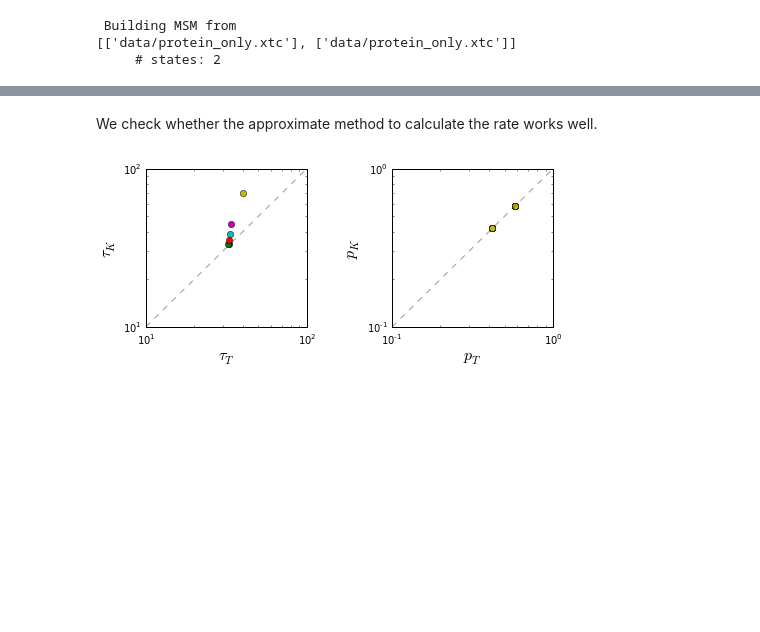
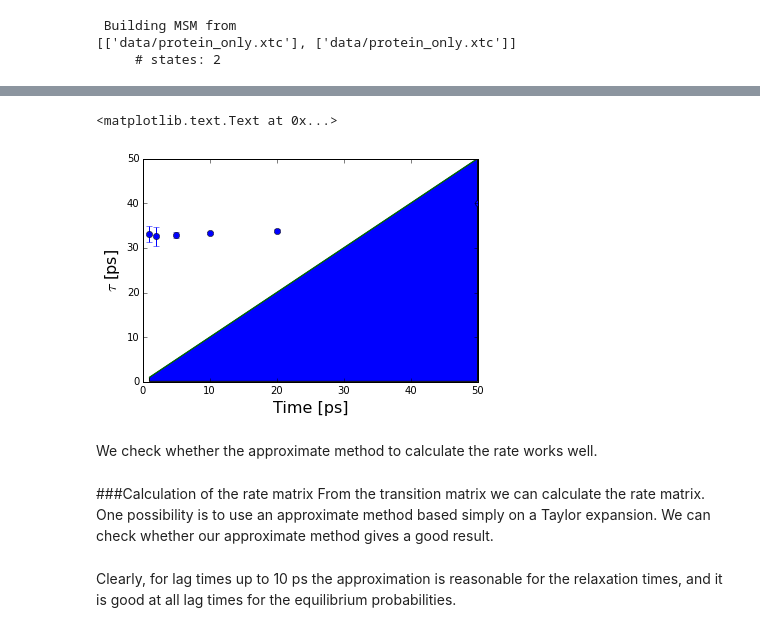
Before and after one commit to BioKT/MasterMSM, a Jupyter notebook: examples/alanine_dipeptide/ala_dipeptide.ipynb, the cells around one changed output, grey strips where cells are left out. Cells and saved outputs as stored; diff of their text form; code cells hidden in the pictures; blank space fills up the shorter version.

Commit message:
now with bootstrap and rates

```diff
--- a/examples/alanine_dipeptide/ala_dipeptide.ipynb
+++ b/examples/alanine_dipeptide/ala_dipeptide.ipynb
@@ -102,16 +118,37 @@ for i in [1, 2, 5, 10, 20, 50]:
+# %%
+tau_vs_lagt = np.array([[x,msm_alaTB.msms[x].tauT[0],msm_alaTB.msms[x].tau_std[0]] \
+               for x in sorted(msm_alaTB.msms.keys())])
+fig, ax = plt.subplots()
+ax.errorbar(tau_vs_lagt[:,0],tau_vs_lagt[:,1],fmt='o', yerr=tau_vs_lagt[:,2])
+ax.plot(tau_vs_lagt[:,0],tau_vs_lagt[:,0])
+ax.fill_between(tau_vs_lagt[:,0], 1e-1, tau_vs_lagt[:,0],face)
+
+ax.set_xlabel(r'Time [ps]', fontsize=16)
+ax.set_ylabel(r'$\tau$ [ps]', fontsize=16)
+#ax.set_yscale('log')
+# %% [output]
+<matplotlib.text.Text at 0x...>
+[figure, added]
 # %% [markdown]
 We check whether the approximate method to calculate the rate works well.
+# %% [markdown]
+###Calculation of the rate matrix
+From the transition matrix we can calculate the rate matrix. One possibility is to use an approximate method based simply on a Taylor expansion. We can check whether our approximate method gives a good result.
 # %%
 fig, ax = plt.subplots(1,2, figsize=(6.5,3))
 for i in [1, 2, 5, 10, 20, 50]:
-    ax[0].loglog(msm_alaTB.msms[i].tauT, msm_alaTB.msms[i].tauK, 'o')
-    ax[1].loglog(msm_alaTB.msms[i].peqT, msm_alaTB.msms[i].peqK, 'o')
+    ax[0].errorbar(msm_alaTB.msms[i].tauT, msm_alaTB.msms[i].tauK, fmt='o', xerr=msm_alaTB.msms[i].tau_std)
+    ax[1].errorbar(msm_alaTB.msms[i].peqT, msm_alaTB.msms[i].peqK, fmt='o', xerr=msm_alaTB.msms[i].peq_std)
 ax[0].plot([10,100],[10,100],'--', alpha=0.4)
 ax[1].plot([0.1,1],[0.1,1],'--', alpha=0.4)
+ax[0].set_xscale('log')
+ax[0].set_yscale('log')
+ax[1].set_xscale('log')
+ax[1].set_yscale('log')
 ax[0].set_xlabel(r'$\tau_T$', fontsize=16)
 ax[0].set_ylabel(r'$\tau_K$', fontsize=16)
 ax[1].set_xlabel(r'$p_T$', fontsize=16)
 ax[1].set_ylabel(r'$p_K$', fontsize=16)
 plt.tight_layout(pad=0.4, w_pad=3)
-# %% [output]
-[figure, removed]
+# %% [markdown]
+Clearly, for lag times up to 10 ps the approximation is reasonable for the relaxation times, and it is good at all lag times for the equilibrium probabilities.
```
Also changed, not shown: parts of 4 cells of this notebook, 3 other files.
